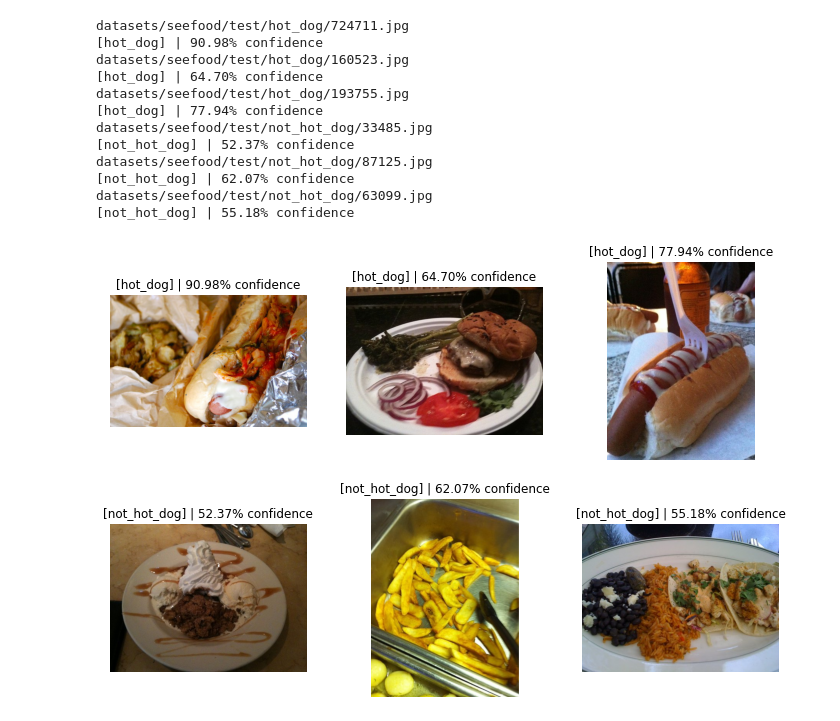
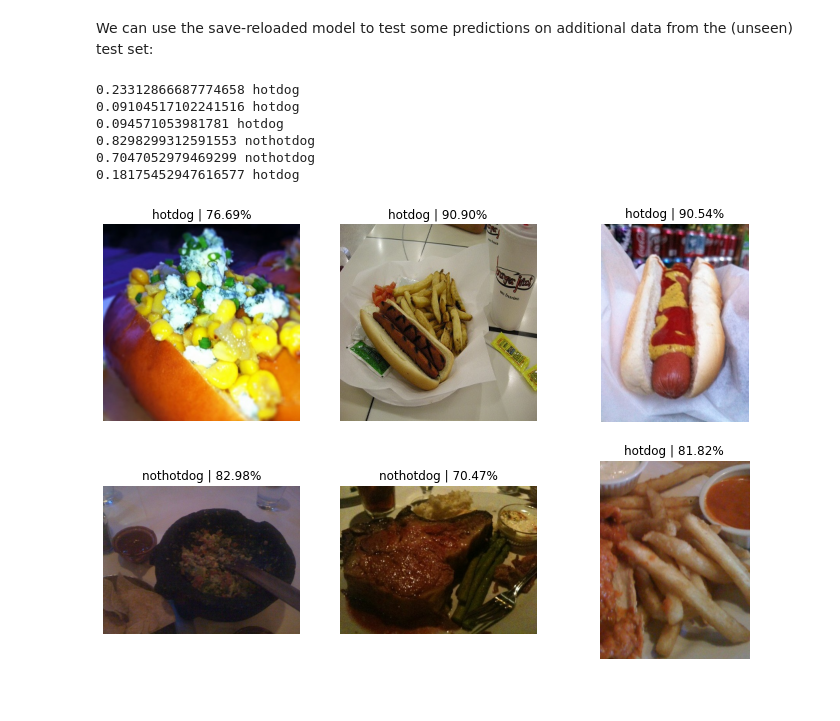
Before and after one commit to datasith/ds-experiments-image-classification, a Jupyter notebook: hotdog-not-hotdog/demo_alexnet.ipynb, the cells around one changed output. Cells and saved outputs as stored; diff of their text form; code cells hidden in the pictures; blank space fills up the shorter version.

```diff
--- a/hotdog-not-hotdog/demo_alexnet.ipynb
+++ b/hotdog-not-hotdog/demo_alexnet.ipynb
@@ -199,9 +319,6 @@ model = tf.keras.Sequential([
 # %%
-loss = tf.keras.losses.SparseCategoricalCrossentropy(from_logits=True)
-model.compile(
-    optimizer='adam',
-    loss=loss,
-    metrics=['accuracy']
-)
+model.compile(optimizer=optimizer,
+              loss=loss,
+              metrics=['accuracy'])
 model.summary()
 # %% [output]
@@ -263,0 +363,9 @@ model.evaluate(test_ds)
+# %%
+epochs=30
+
+history = model.fit(
+    train_ds,
+    validation_data=val_ds,
+    epochs = epochs,
+    callbacks = [es, rlp]
+)
@@ -308,41 +455,41 @@ Non-trainable params: 1,024
 _________________________________________________________________
+# %% [markdown]
+We can use the save-reloaded model to test some predictions on additional data from the (unseen) test set:
 # %%
 plt.figure(figsize=(12, 8), facecolor='white')
 counter = 1
 for cls in class_names:
     path_images = path_test_data / Path(f"{cls}/*.jpg")
     files_images = glob.glob(path_images.as_posix(),recursive = True)
     for idx in random.sample(range(0, len(files_images)), 3):
+        ax = plt.subplot(number_classes, 3, counter)
+
         img = cv2.imread(files_images[idx])
         img = cv2.cvtColor(img, cv2.COLOR_BGR2RGB)
-        image = tf.image.resize(img, [256, 256])
-        img_array = tf.keras.utils.img_to_array(image)
+        img_array = tf.keras.utils.img_to_array(img)
         img_array = tf.expand_dims(img_array, 0)
 
-        # predictions = model.predict(img_array) # sanity check with model in memory
-        predictions = new_model.predict(img_array)
-        score = tf.nn.softmax(predictions[0])
-        ax = plt.subplot(number_classes, 3, counter)
-        pred_str = "[{}] | {:.2f}% confidence".format(class_names[np.argmax(score)], 100 * np.max(score))
+        prediction = model.predict(img_array).item()
+        cls = class_names[np.rint(prediction).astype(int)]
+
+        print(prediction, cls)
+
+        if prediction <= .5:
+            score = 1 - prediction
+        else:
+            score = prediction
+
+        pred_str = f"{cls} | {score*100:.2f}%"
         plt.title(pred_str)
         plt.axis("off")
         plt.imshow(img)
 
-        print(files_images[idx])
-        print(pred_str)
-
         counter += 1
 # %% [output]
-datasets/seefood/test/hot_dog/724711.jpg
-[hot_dog] | 90.98% confidence
-datasets/seefood/test/hot_dog/160523.jpg
-[hot_dog] | 64.70% confidence
-datasets/seefood/test/hot_dog/193755.jpg
-[hot_dog] | 77.94% confidence
-datasets/seefood/test/not_hot_dog/33485.jpg
-[not_hot_dog] | 52.37% confidence
-datasets/seefood/test/not_hot_dog/87125.jpg
-[not_hot_dog] | 62.07% confidence
-datasets/seefood/test/not_hot_dog/63099.jpg
-[not_hot_dog] | 55.18% confidence
+0.23312866687774658 hotdog
+0.09104517102241516 hotdog
+0.094571053981781 hotdog
+0.8298299312591553 nothotdog
+0.7047052979469299 nothotdog
+0.18175452947616577 hotdog
-[figure, old version]
+[figure, new version]
```
Also changed, not shown: parts of 67 cells of this notebook.
